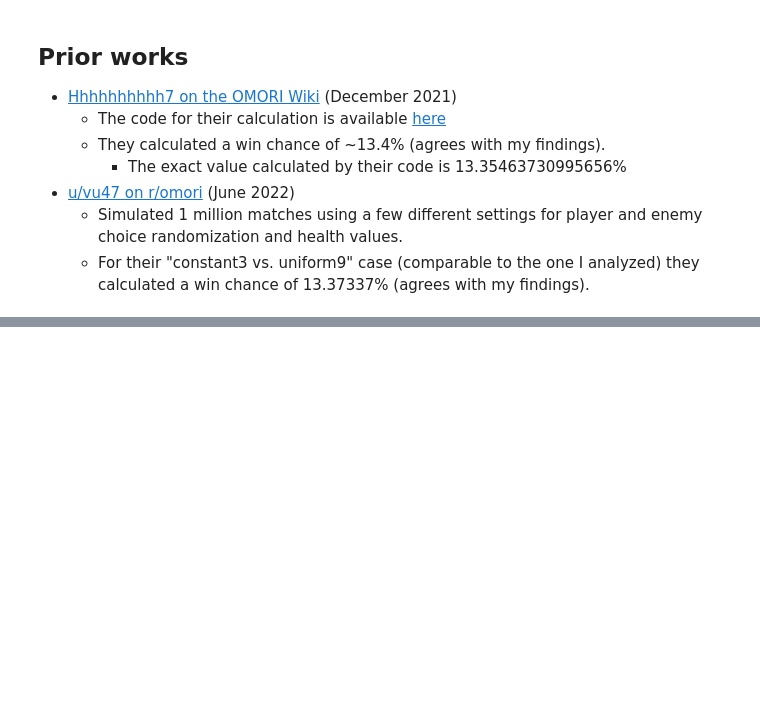
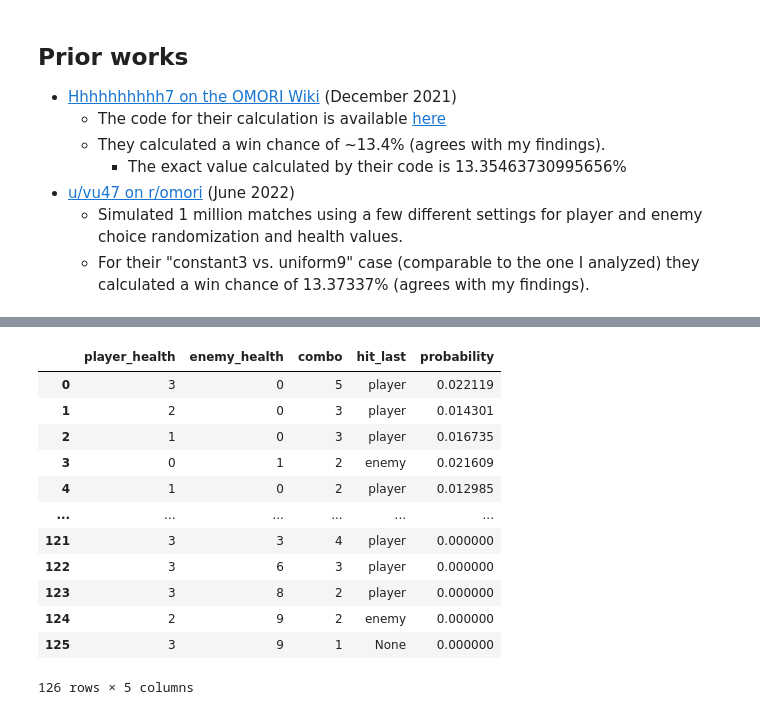
Before and after one commit to ExcaliburZero/omori_pet_rocks, a Jupyter notebook: Analysis.ipynb, the cells around one changed output, grey strips where cells are left out. Drawn from its saved outputs; the diff is of its cells as text; code cells hidden in the pictures; blank space fills up the shorter version.

```diff
--- a/Analysis.ipynb
+++ b/Analysis.ipynb
@@ -219,0 +356,22 @@ p
+# %%
+results = [
+    (state.player_health, state.enemy_health, state.combo, state.hit_last, float(probability))
+    for state, probability in states.items()
+]
+
+results = pd.DataFrame(results, columns=["player_health", "enemy_health", "combo", "hit_last", "probability"])
+results
+# %% [output]
+|  | player_health | enemy_health | combo | hit_last | probability |
+| 0 | 3 | 0 | 5 | player | 0.022119 |
+| 1 | 2 | 0 | 3 | player | 0.014301 |
+| 2 | 1 | 0 | 3 | player | 0.016735 |
+| 3 | 0 | 1 | 2 | enemy | 0.021609 |
+| 4 | 1 | 0 | 2 | player | 0.012985 |
+| ... | ... | ... | ... | ... | ... |
+| 121 | 3 | 3 | 4 | player | 0.000000 |
+| 122 | 3 | 6 | 3 | player | 0.000000 |
+| 123 | 3 | 8 | 2 | player | 0.000000 |
+| 124 | 2 | 9 | 2 | enemy | 0.000000 |
+| 125 | 3 | 9 | 1 | None | 0.000000 |
+126 rows × 5 columns
```
Also changed, not shown: parts of 8 cells of this notebook.
